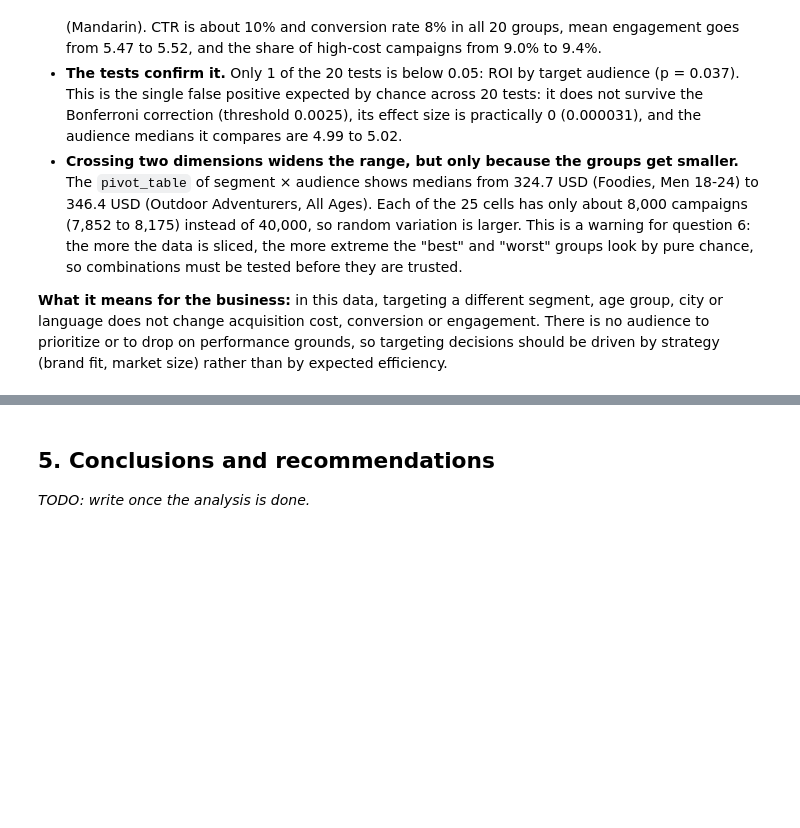
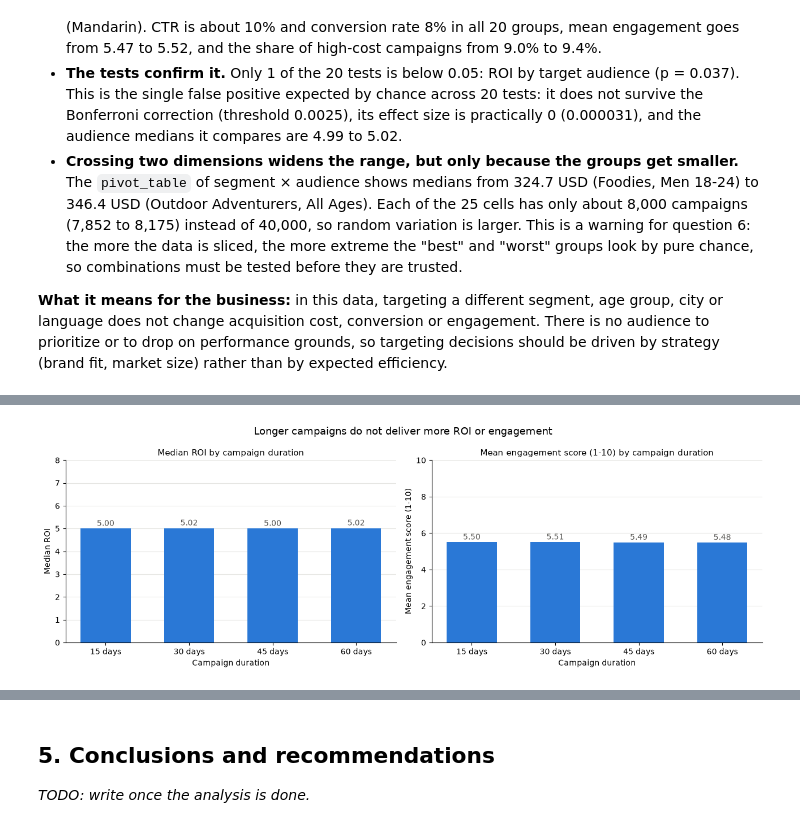
Before and after one commit to IA-P1-BCN/EDA_project_by_Rita, a Jupyter notebook: notebooks/01_eda_marketing_campaigns.ipynb, the cells around one changed output, grey strips where cells are left out. Saved outputs shown, nothing was run; the diff lists cells and outputs as text; code cells hidden in the pictures; blank space fills up the shorter version.

```diff
--- a/notebooks/01_eda_marketing_campaigns.ipynb
+++ b/notebooks/01_eda_marketing_campaigns.ipynb
@@ -898,0 +903,17 @@ Campaigns per pair: 7,852 to 8,175
+# %%
+duration_metrics = ["ROI", "Engagement_Score", "Cost_per_Conversion", "Conversions", "Acquisition_Cost"]
+
+duration_summary = df_clean.groupby("Duration_days").agg(
+    Campaigns=("Campaign_ID", "count"),
+    Median_ROI=("ROI", "median"),
+    Mean_Engagement=("Engagement_Score", "mean"),
+    Cost_per_Conversion=("Cost_per_Conversion", "median"),
+    Conversions=("Conversions", "median"),
+    Spend=("Acquisition_Cost", "median"),
+    High_Cost_Share=("High_Cost_Outlier", "mean"),
+)
+duration_tests = compare_groups(df_clean, "Duration_days", duration_metrics)
+
+print(duration_summary.round(3))
+print()
+print(duration_tests.round({"H": 2, "p_value": 3, "epsilon_squared": 6}))
@@ -898,0 +938,28 @@ Campaigns per pair: 7,852 to 8,175
+# %%
+# Median ROI and mean engagement per duration, each on its full scale so the bars are not exaggerated
+fig, (ax1, ax2) = plt.subplots(1, 2, figsize=(13, 4.5))
+labels = [f"{d} days" for d in duration_summary.index]
+panels = [
+    (ax1, "Median_ROI", "Median ROI", (0, 8), "{:.2f}"),
+    (ax2, "Mean_Engagement", "Mean engagement score (1-10)", (0, 10), "{:.2f}"),
+]
+for ax, column, ylabel, ylim, fmt in panels:
+    values = duration_summary[column]
+    ax.bar(labels, values, color=BLUE, width=0.6)
+    for x, value in enumerate(values):
+        ax.text(x, value + ylim[1] * 0.015, fmt.format(value), ha="center", color=GRAY, fontsize=10)
+    ax.set_ylim(*ylim)
+    ax.set_xlabel("Campaign duration")
+    ax.set_ylabel(ylabel)
+    ax.set_title(f"{ylabel} by campaign duration", fontsize=11)
+    ax.grid(axis="y", color=GRID, linewidth=0.8)
+    ax.set_axisbelow(True)
+    for side in ["top", "right"]:
+        ax.spines[side].set_visible(False)
+
+fig.suptitle("Longer campaigns do not deliver more ROI or engagement", fontsize=13)
+plt.tight_layout()
+fig.savefig("../reports/figures/q4_duration_roi_engagement.png", dpi=150, bbox_inches="tight")
+plt.show()
+# %% [output]
+[figure, added]
```
Also changed, not shown: parts of 3 cells of this notebook, 1 other file.
